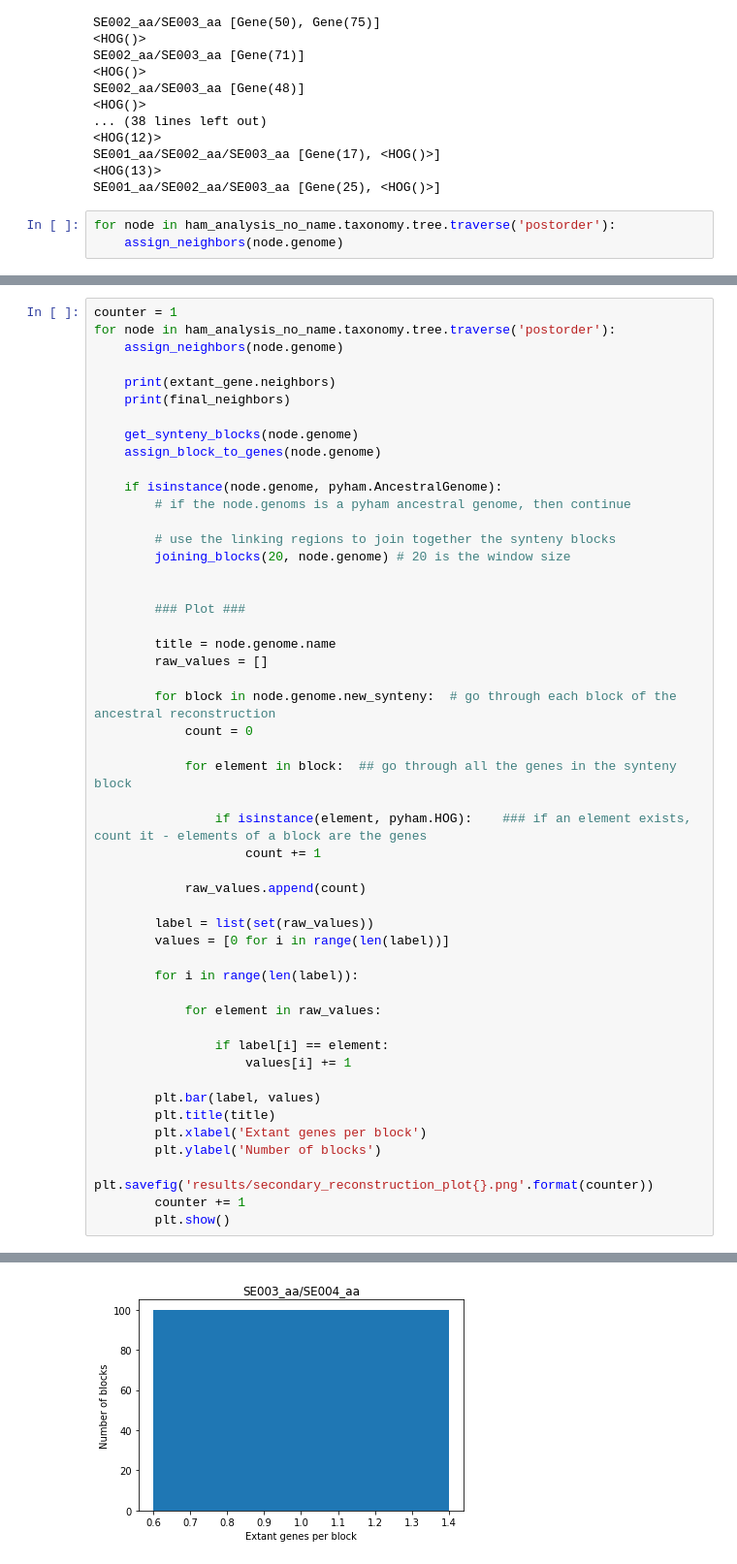
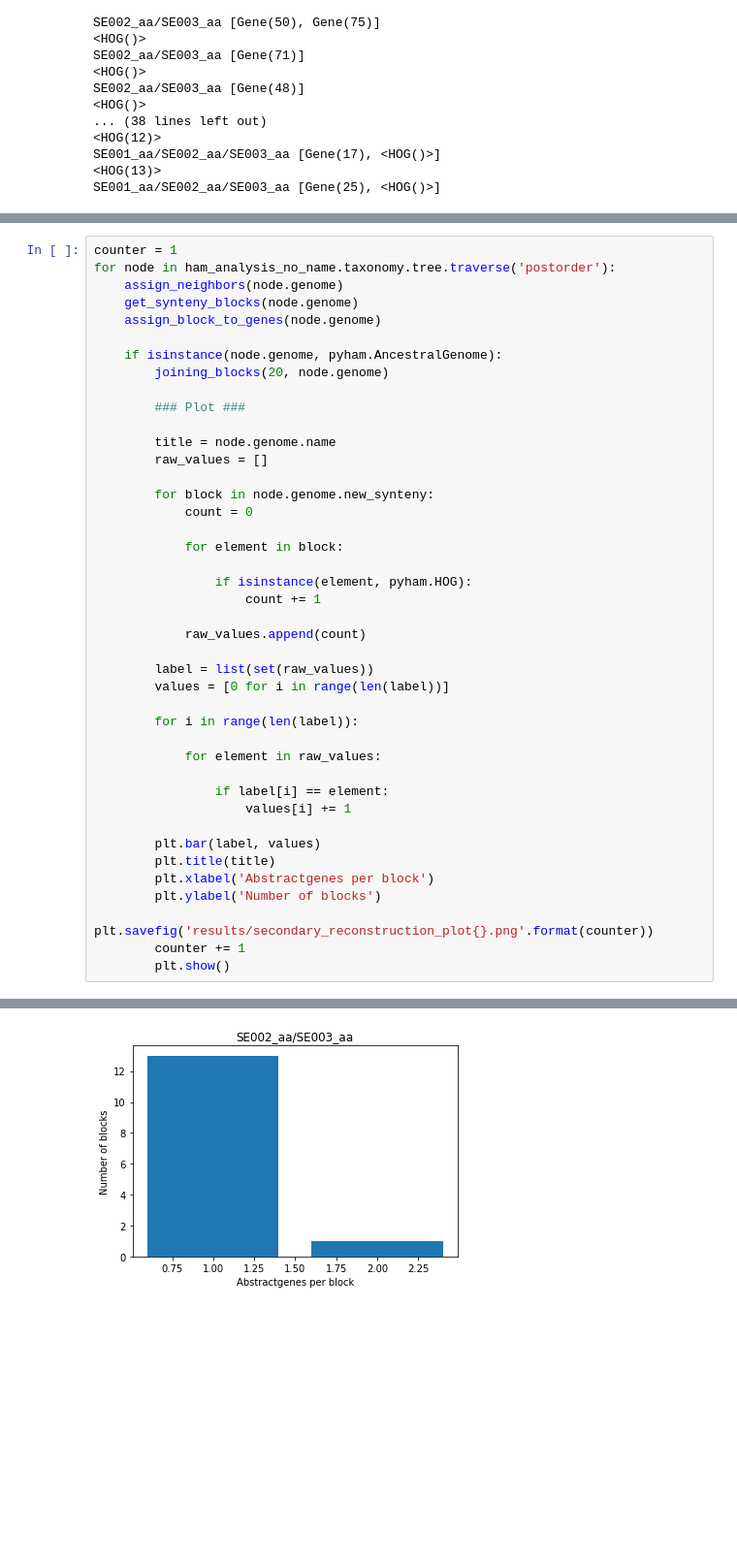
Before and after one commit to kjgilbert/SyntenyBasedOrthology, a Jupyter notebook: My_SyntOrtho_Code/New_SyntenyAncRecon_Code.ipynb, the cells around one changed output, grey strips where cells are left out. Shown at 97% size. Drawn from its saved outputs; the diff is of its cells as text; blank space fills up the shorter version.

```diff
--- a/My_SyntOrtho_Code/New_SyntenyAncRecon_Code.ipynb
+++ b/My_SyntOrtho_Code/New_SyntenyAncRecon_Code.ipynb
@@ -1124,6 +1124,3 @@ SE002_aa/SE003_aa [Gene(48)]
 SE001_aa/SE002_aa/SE003_aa [Gene(17), <HOG()>]
 <HOG(13)>
 SE001_aa/SE002_aa/SE003_aa [Gene(25), <HOG()>]
-# %%
-for node in ham_analysis_no_name.taxonomy.tree.traverse('postorder'):
-    assign_neighbors(node.genome)
@@ -1149,31 +1128,23 @@ SE002_aa/SE003_aa [Gene(25), <HOG()>]
 counter = 1
 for node in ham_analysis_no_name.taxonomy.tree.traverse('postorder'):
     assign_neighbors(node.genome)
-
-    print(extant_gene.neighbors)
-    print(final_neighbors)
-
     get_synteny_blocks(node.genome)
     assign_block_to_genes(node.genome)
 
     if isinstance(node.genome, pyham.AncestralGenome):
-        # if the node.genoms is a pyham ancestral genome, then continue
-
-        # use the linking regions to join together the synteny blocks
-        joining_blocks(20, node.genome) # 20 is the window size
-
+        joining_blocks(20, node.genome)
 
         ### Plot ###
 
         title = node.genome.name
         raw_values = []
 
-        for block in node.genome.new_synteny:  # go through each block of the ancestral reconstruction
+        for block in node.genome.new_synteny:
             count = 0
 
-            for element in block:  ## go through all the genes in the synteny block
+            for element in block:
 
-                if isinstance(element, pyham.HOG):    ### if an element exists, count it - elements of a block are the genes
+                if isinstance(element, pyham.HOG):
                     count += 1
 
             raw_values.append(count)
@@ -1190,7 +1161,7 @@ for node in ham_analysis_no_name.taxonomy.tree.traverse('postorder'):
 
         plt.bar(label, values)
         plt.title(title)
-        plt.xlabel('Extant genes per block')
+        plt.xlabel('Abstractgenes per block')
         plt.ylabel('Number of blocks')
         plt.savefig('results/secondary_reconstruction_plot{}.png'.format(counter))
         counter += 1
@@ -1205 +1187 @@ for node in ham_analysis_no_name.taxonomy.tree.traverse('postorder'):
-[figure, old version]
+[figure, new version]
```
Also changed, not shown: parts of 4 cells of this notebook, 4 other files.
